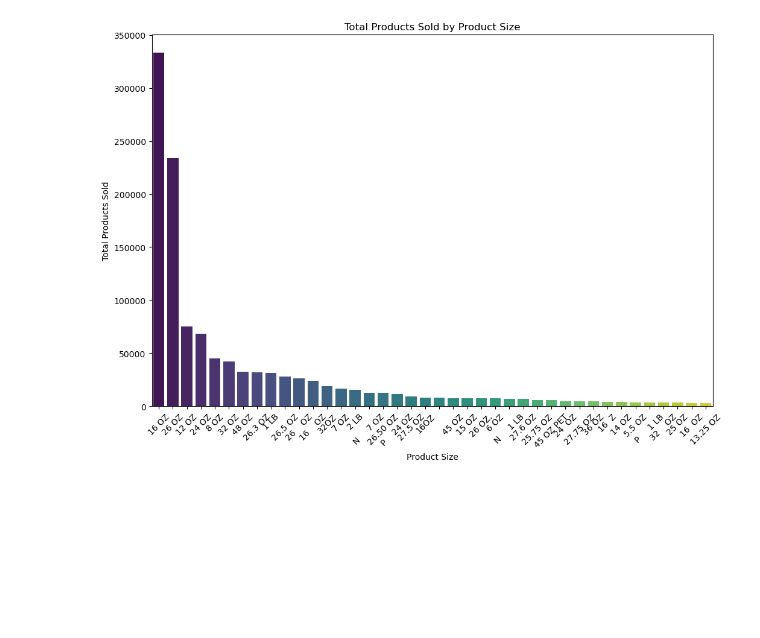
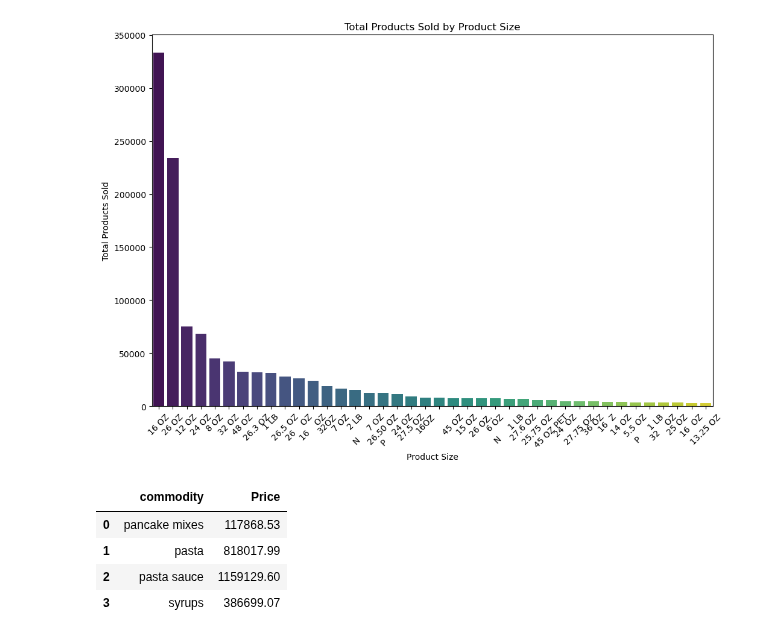
Before and after one commit to peampongsagorn/FOOD-RETAIL, a Jupyter notebook: code clean data.ipynb, the cells around one changed output. Drawn from its saved outputs; the diff is of its cells as text; code cells hidden in the pictures; blank space fills up the shorter version.

```diff
--- a/code clean data.ipynb
+++ b/code clean data.ipynb
@@ -275,0 +284,9 @@ plt.show()
+# %%
+commodity_data = merged_data.groupby('commodity')['Price'].sum().reset_index()
+commodity_data
+# %% [output]
+|  | commodity | Price |
+| 0 | pancake mixes | 117868.53 |
+| 1 | pasta | 818017.99 |
+| 2 | pasta sauce | 1159129.60 |
+| 3 | syrups | 386699.07 |
```
Also changed, not shown: parts of 3 cells of this notebook.
